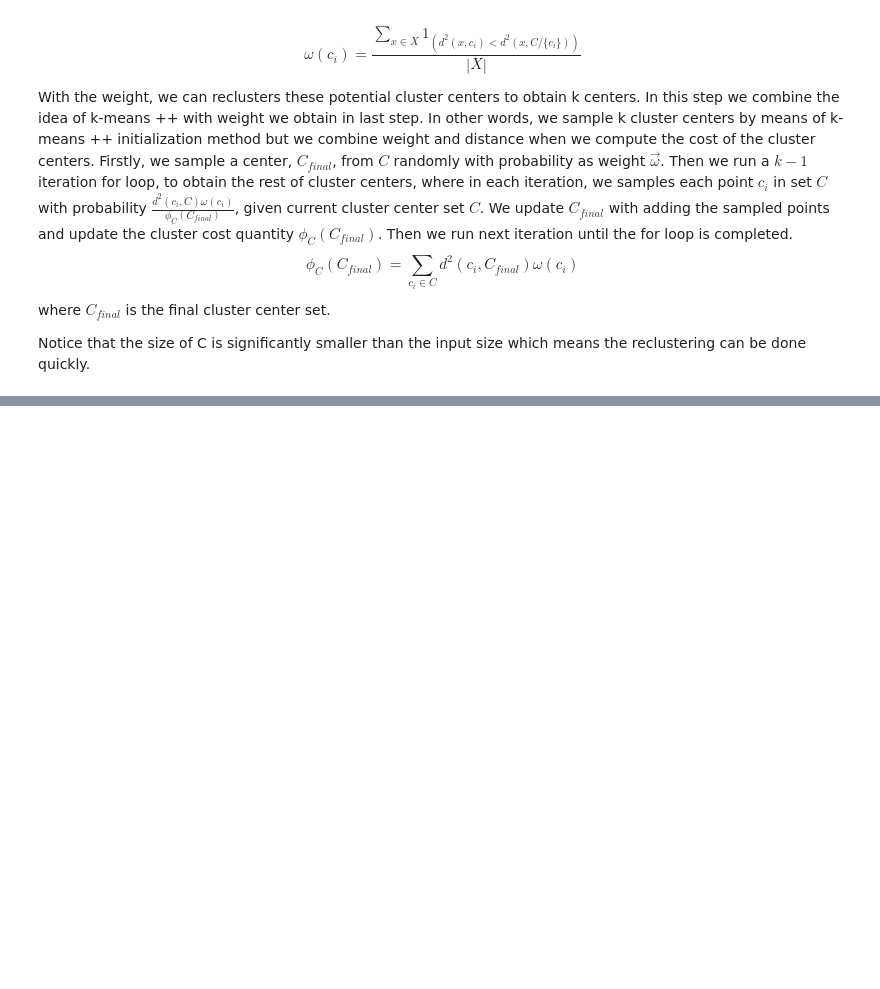
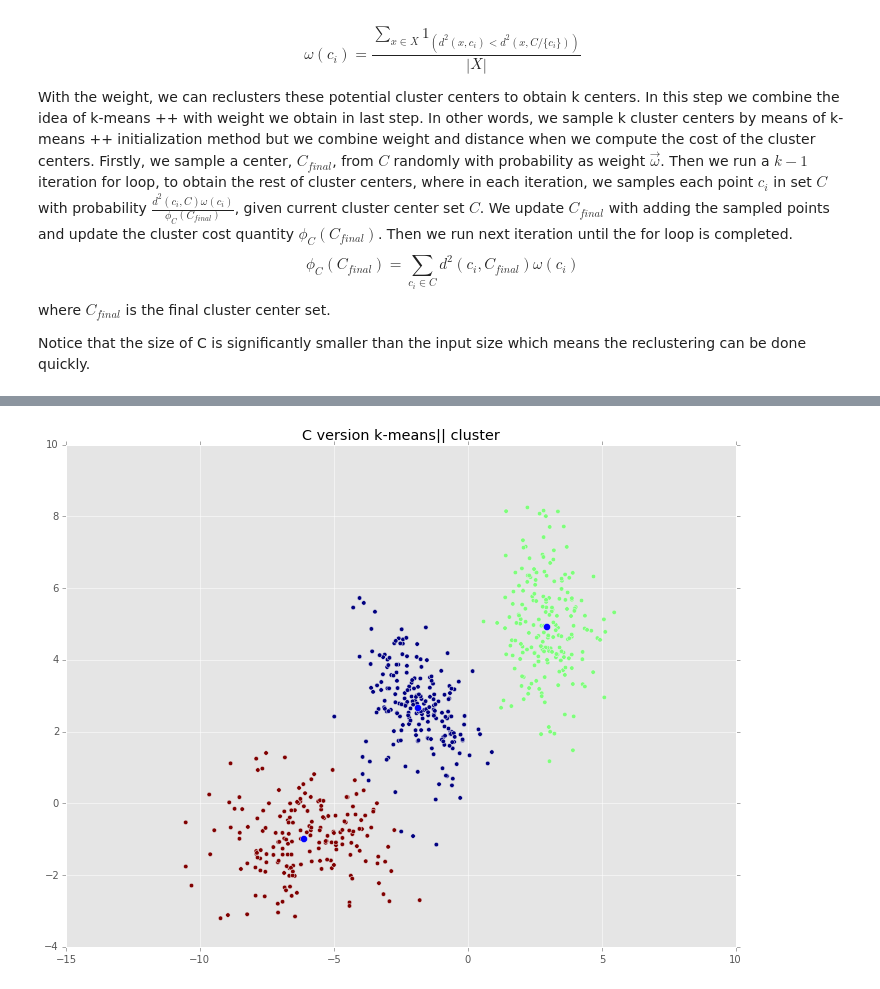
Before and after one commit to YuhaoLiang/STA663-Final_Project, a Jupyter notebook: Main.ipynb, the cells around one changed output, grey strips where cells are left out. Cells and saved outputs as stored; diff of their text form; code cells hidden in the pictures; blank space fills up the shorter version.

```diff
--- a/Main.ipynb
+++ b/Main.ipynb
@@ -176,0 +247,12 @@ Notice that the size of C is significantly smaller than the input size which mea
+# %%
+c_final_C = KmeansParallel_Init_C(n_clusters = k, data = data, l = 2*k)
+import sklearn.cluster
+kmC = sklearn.cluster.KMeans(n_clusters=k, n_init=1, init=c_final_C, max_iter=500, tol=0.0001)
+kmC.fit(data);
+# %%
+plt.figure(figsize=(12, 9));
+plt.scatter(df.X,df.Y,c=kmC.labels_);
+plt.scatter(kmC.cluster_centers_[:,0],kmC.cluster_centers_[:,1],marker='o',s=50);
+plt.title("C version k-means|| cluster");
+# %% [output]
+[figure, added]
```
Also changed, not shown: parts of 9 cells of this notebook.
